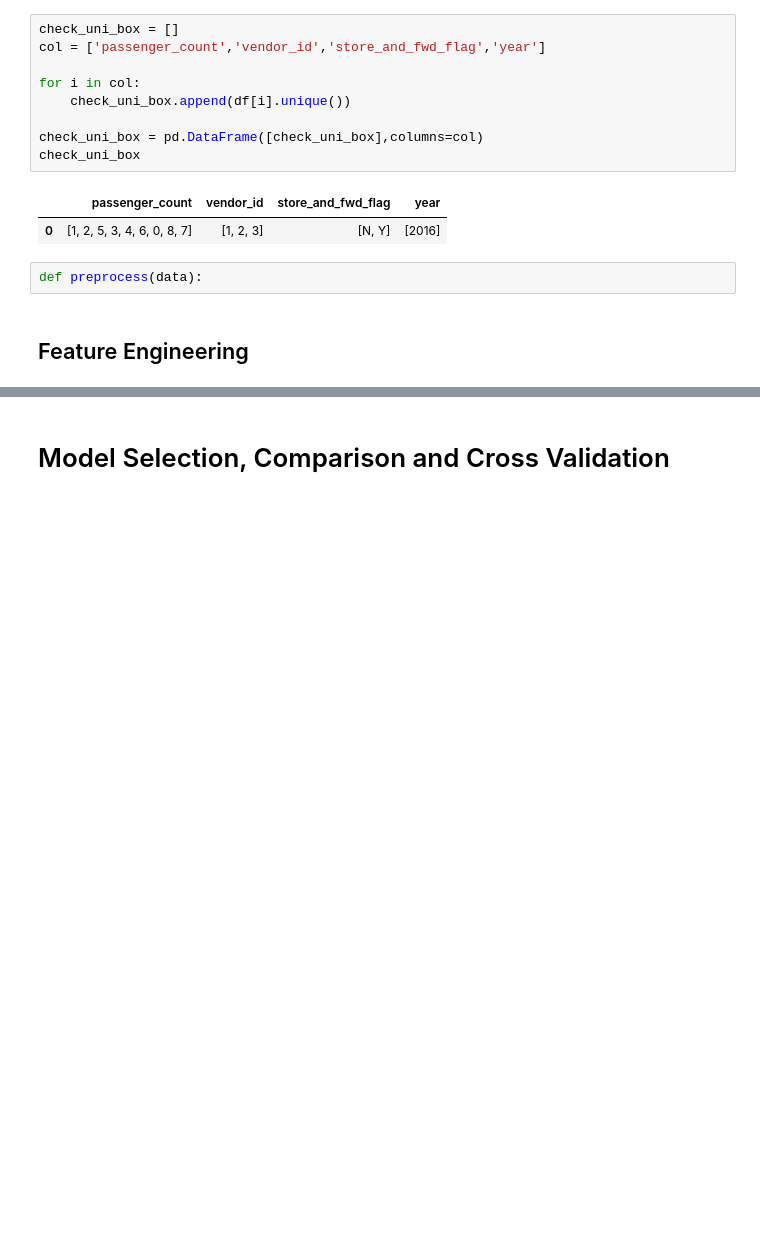
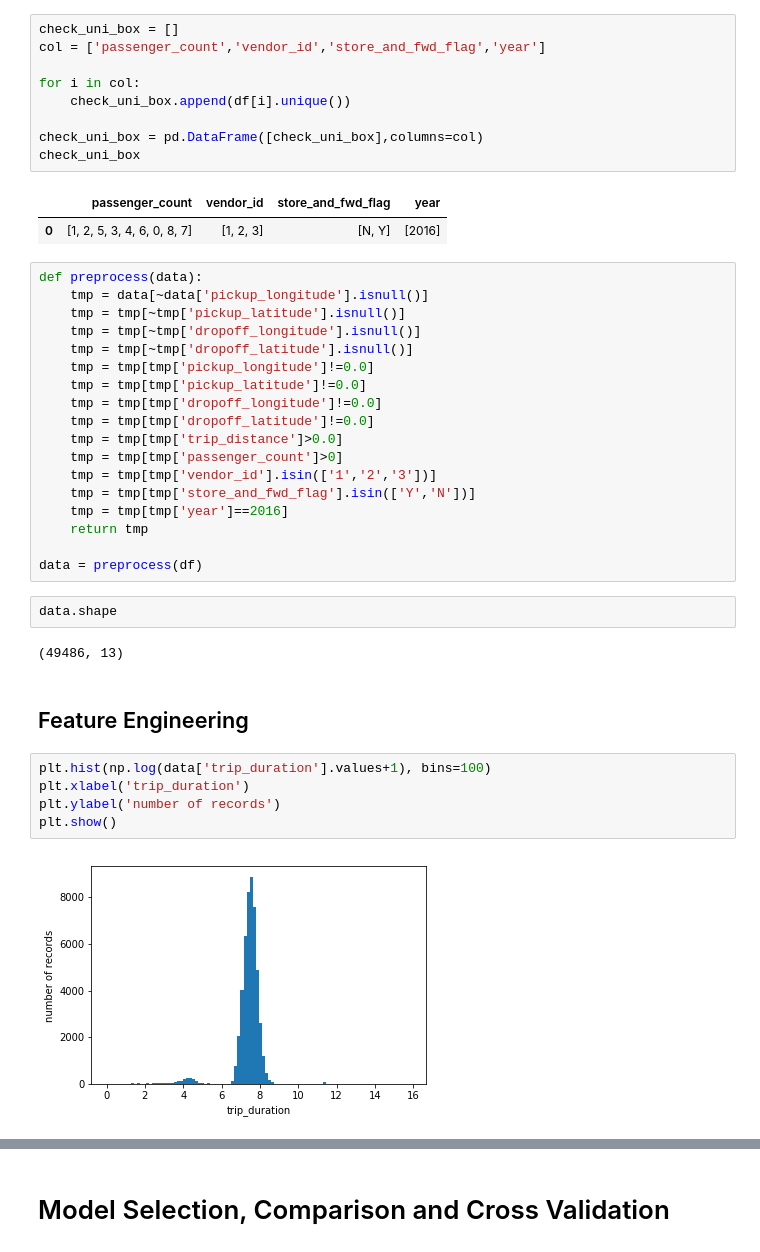
Before and after one commit to Shilong1210/NYC-Taxi-Trip-Duration, a Jupyter notebook: NYC Taxi Trip Duration.ipynb, the cells around one changed output, grey strips where cells are left out. Cells and saved outputs as stored; diff of their text form; blank space fills up the shorter version.

Commit message:
Update data process

```diff
--- a/NYC Taxi Trip Duration.ipynb
+++ b/NYC Taxi Trip Duration.ipynb
@@ -81,7 +81,34 @@ check_uni_box
 # %% [output]
 |  | passenger_count | vendor_id | store_and_fwd_flag | year |
 | 0 | [1, 2, 5, 3, 4, 6, 0, 8, 7] | [1, 2, 3] | [N, Y] | [2016] |
-# %%
-def preprocess(data):
+# %%
+def preprocess(data):
+    tmp = data[~data['pickup_longitude'].isnull()]
+    tmp = tmp[~tmp['pickup_latitude'].isnull()]
+    tmp = tmp[~tmp['dropoff_longitude'].isnull()]
+    tmp = tmp[~tmp['dropoff_latitude'].isnull()]
+    tmp = tmp[tmp['pickup_longitude']!=0.0]
+    tmp = tmp[tmp['pickup_latitude']!=0.0]
+    tmp = tmp[tmp['dropoff_longitude']!=0.0]
+    tmp = tmp[tmp['dropoff_latitude']!=0.0]
+    tmp = tmp[tmp['trip_distance']>0.0]
+    tmp = tmp[tmp['passenger_count']>0]
+    tmp = tmp[tmp['vendor_id'].isin(['1','2','3'])]
+    tmp = tmp[tmp['store_and_fwd_flag'].isin(['Y','N'])]
+    tmp = tmp[tmp['year']==2016]
+    return tmp
+
+data = preprocess(df)
+# %%
+data.shape
+# %% [output]
+(49486, 13)
 # %% [markdown]
 ## Feature Engineering
+# %%
+plt.hist(np.log(data['trip_duration'].values+1), bins=100)
+plt.xlabel('trip_duration')
+plt.ylabel('number of records')
+plt.show()
+# %% [output]
+[figure, added]
```
Also changed, not shown: parts of 3 cells of this notebook.
